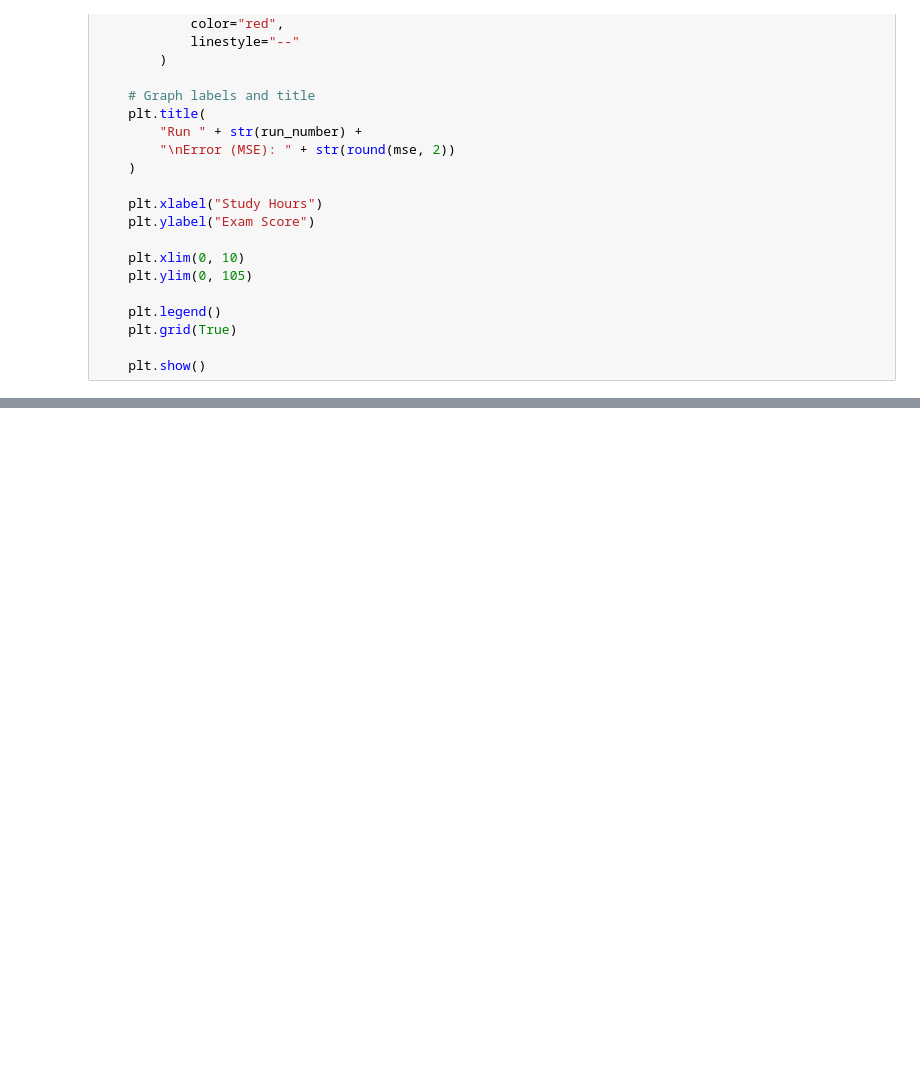
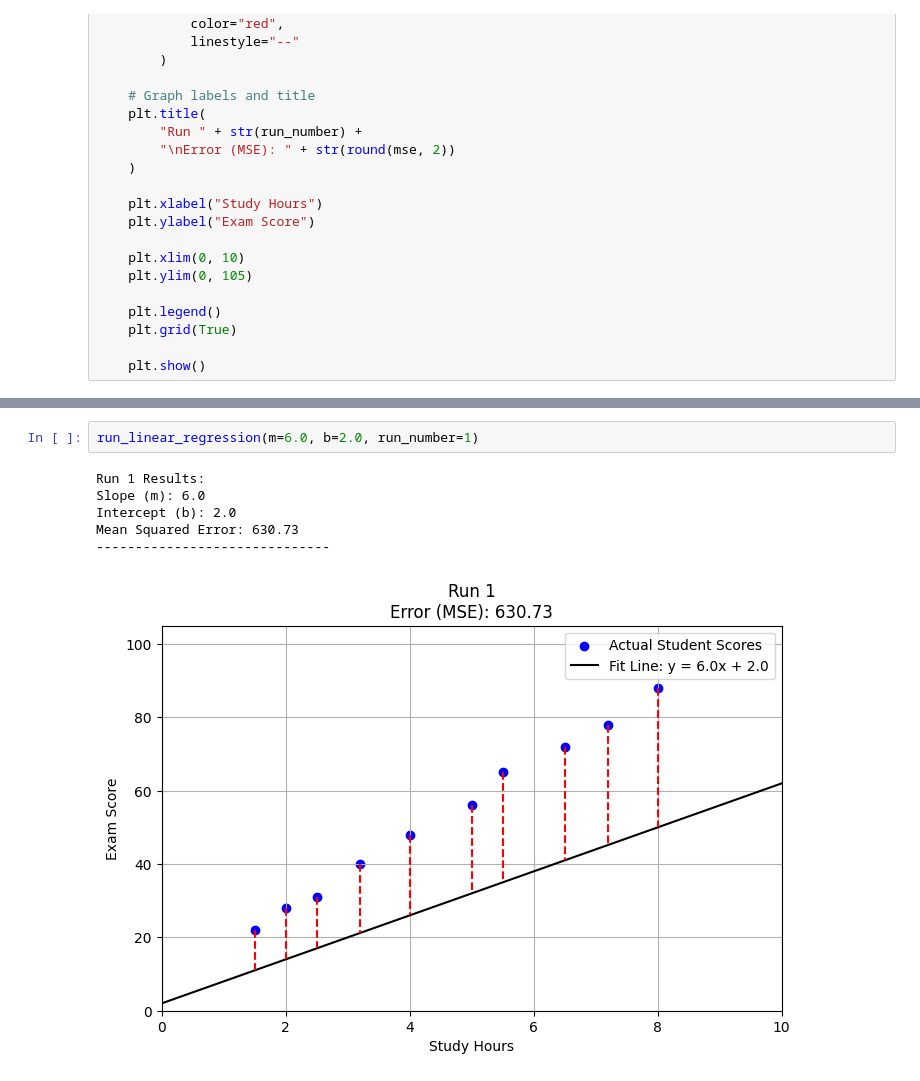
Before and after one commit to hammadshakeelai/Machine-Learning, a Jupyter notebook: ML.ipynb, the cells around one changed output, grey strips where cells are left out. Saved outputs shown, nothing was run; the diff lists cells and outputs as text; blank space fills up the shorter version.

```diff
--- a/ML.ipynb
+++ b/ML.ipynb
@@ -106,0 +107,9 @@ Mean Squared Error: 1610.19
+# %%
+run_linear_regression(m=6.0, b=2.0, run_number=1)
+# %% [output]
+Run 1 Results:
+Slope (m): 6.0
+Intercept (b): 2.0
+Mean Squared Error: 630.73
+------------------------------
+[figure, added]
```
Also changed, not shown: parts of 6 cells of this notebook.
